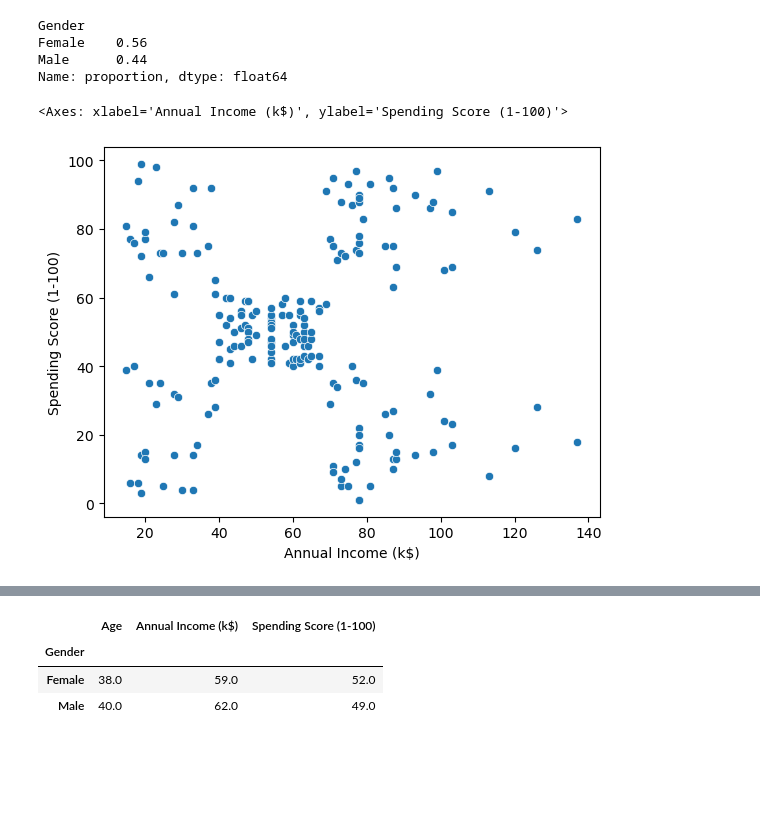
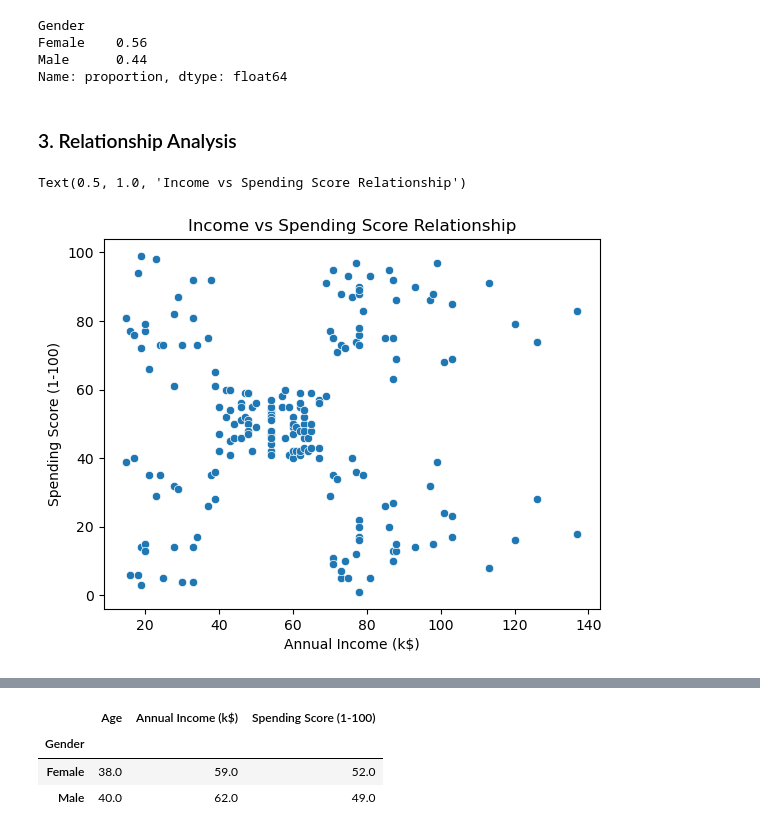
Before and after one commit to Brtelfer/Data-Projects, a Jupyter notebook: Python/Projects/Visualizations.ipynb, the cells around one changed output, grey strips where cells are left out. Cells and saved outputs as stored; diff of their text form; code cells hidden in the pictures; blank space fills up the shorter version.

```diff
--- a/Python/Projects/Visualizations.ipynb
+++ b/Python/Projects/Visualizations.ipynb
@@ -4,2 +46,4 @@ from sklearn.cluster import KMeans
 # %%
-df = pd.DataFrame(pd.read_csv('/Users/brtelfer/Documents/Python_Data_Projects/16_Shopping_Customer_Segmentation/Mall_Customers.csv'))
+# Load customer data
+df = pd.DataFrame(pd.read_csv('/Users/brtelfer/Documents/Python_Data_Projects/*16_Shopping_Customer_Segmentation/Mall_Customers.csv'))
+df.head()
@@ -85,9 +134,13 @@ Gender
 Female    0.56
 Male      0.44
 Name: proportion, dtype: float64
+# %% [markdown]
+### 3. Relationship Analysis
 # %%
-sns.scatterplot(data=df,x='Annual Income (k$)',y='Spending Score (1-100)')
+# Scatter plot of Income vs Spending Score
+sns.scatterplot(data=df, x='Annual Income (k$)', y='Spending Score (1-100)')
+plt.title('Income vs Spending Score Relationship')
 # %% [output]
-<Axes: xlabel='Annual Income (k$)', ylabel='Spending Score (1-100)'>
+Text(0.5, 1.0, 'Income vs Spending Score Relationship')
-[figure, old version]
+[figure, new version]
 # %%
```
Also changed, not shown: parts of 22 cells of this notebook.
